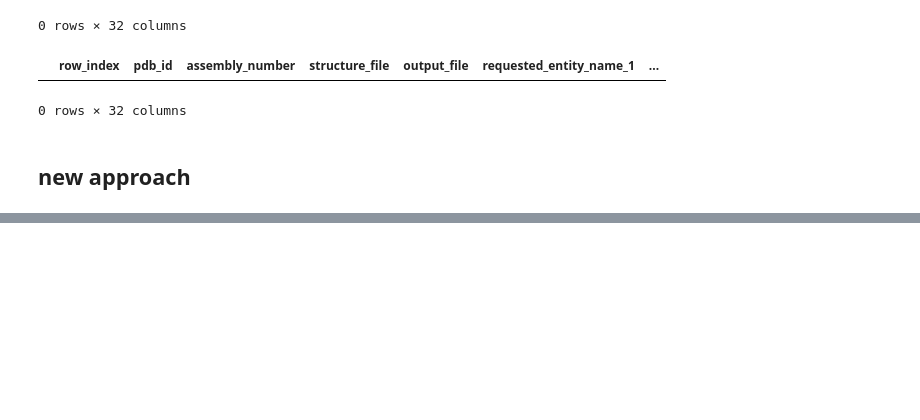
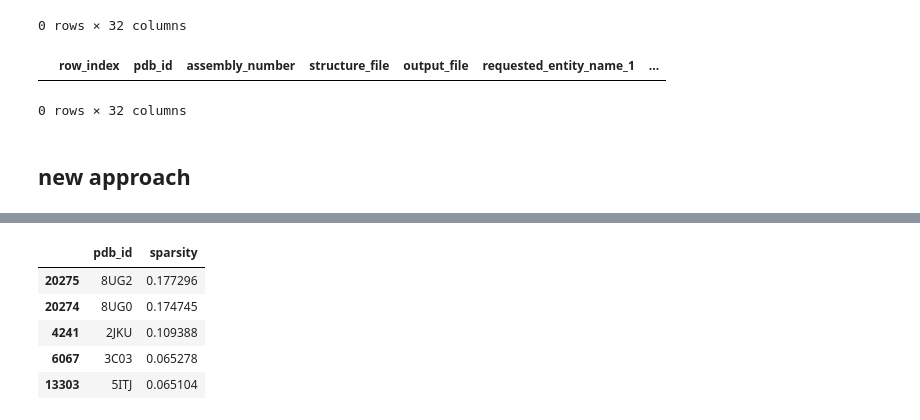
Before and after one commit to Ento0n/Master, a Jupyter notebook: notebooks/check_contact_maps.ipynb, the cells around one changed output, grey strips where cells are left out. Drawn from its saved outputs; the diff is of its cells as text; code cells hidden in the pictures; blank space fills up the shorter version.

```diff
--- a/notebooks/check_contact_maps.ipynb
+++ b/notebooks/check_contact_maps.ipynb
@@ -126,0 +187,9 @@ summary_df.head()
+# %%
+summary_df[["pdb_id", "sparsity"]].nlargest(n=5, columns=["sparsity"])
+# %% [output]
+|  | pdb_id | sparsity |
+| 20275 | 8UG2 | 0.177296 |
+| 20274 | 8UG0 | 0.174745 |
+| 4241 | 2JKU | 0.109388 |
+| 6067 | 3C03 | 0.065278 |
+| 13303 | 5ITJ | 0.065104 |
```
Also changed, not shown: parts of 16 cells of this notebook, 1 other file.
